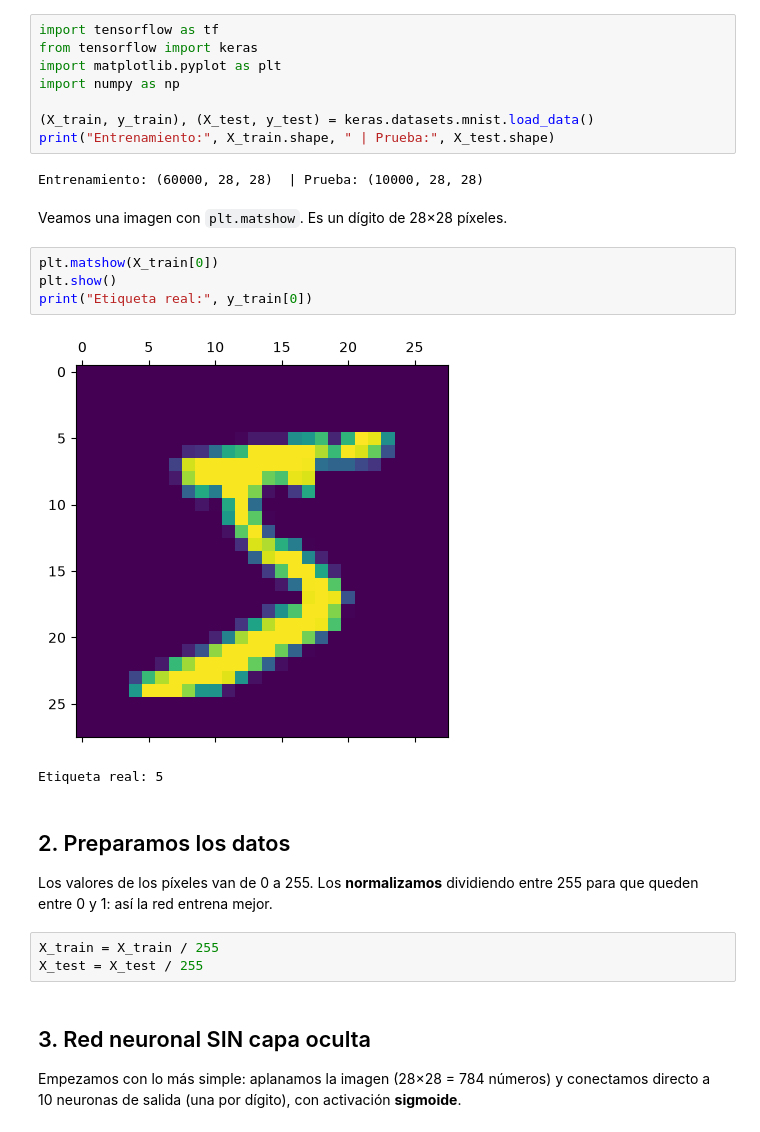
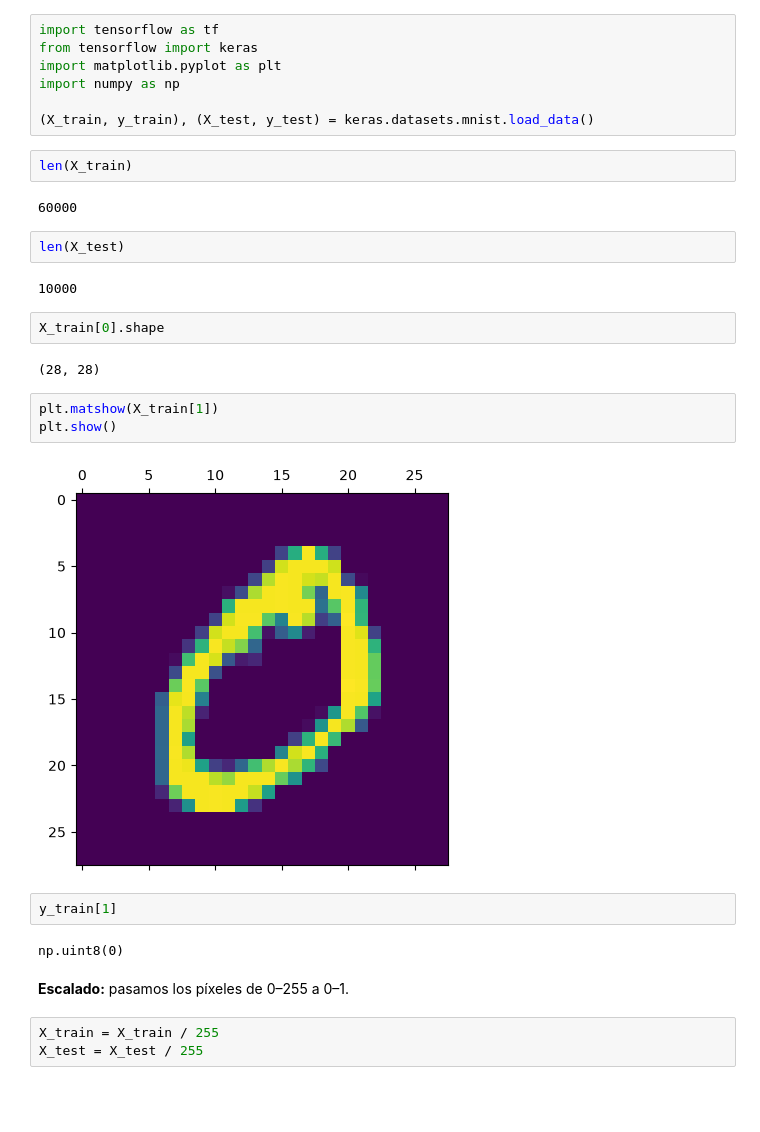
Before and after one commit to luiscorrea4041-ux/practicas-ia-cdac, a Jupyter notebook: 08_Red_Neuronal_Digitos.ipynb, the cells around one changed output. Drawn from its saved outputs; the diff is of its cells as text; blank space fills up the shorter version.

```diff
--- a/08_Red_Neuronal_Digitos.ipynb
+++ b/08_Red_Neuronal_Digitos.ipynb
@@ -18,26 +13,29 @@ import matplotlib.pyplot as plt
 import numpy as np
 
 (X_train, y_train), (X_test, y_test) = keras.datasets.mnist.load_data()
-print("Entrenamiento:", X_train.shape, " | Prueba:", X_test.shape)
-# %% [output]
-Entrenamiento: (60000, 28, 28)  | Prueba: (10000, 28, 28)
-# %% [markdown]
-Veamos una imagen con `plt.matshow`. Es un dígito de 28×28 píxeles.
+# %%
+len(X_train)
+# %% [output]
+60000
+# %%
+len(X_test)
+# %% [output]
+10000
+# %%
+X_train[0].shape
+# %% [output]
+(28, 28)
 # %%
-plt.matshow(X_train[0])
+plt.matshow(X_train[1])
 plt.show()
-print("Etiqueta real:", y_train[0])
 # %% [output]
-[figure, old version]
+[figure, new version]
-Etiqueta real: 5
-# %% [markdown]
-## 2. Preparamos los datos
-
-Los valores de los píxeles van de 0 a 255. Los **normalizamos** dividiendo entre 255 para que queden entre 0 y 1: así la red entrena mejor.
+# %%
+y_train[1]
+# %% [output]
+np.uint8(0)
+# %% [markdown]
+**Escalado:** pasamos los píxeles de 0–255 a 0–1.
 # %%
 X_train = X_train / 255
 X_test = X_test / 255
-# %% [markdown]
-## 3. Red neuronal SIN capa oculta
-
-Empezamos con lo más simple: aplanamos la imagen (28×28 = 784 números) y conectamos directo a 10 neuronas de salida (una por dígito), con activación **sigmoide**.
```
Also changed, not shown: parts of 38 cells of this notebook, 2 other files.
